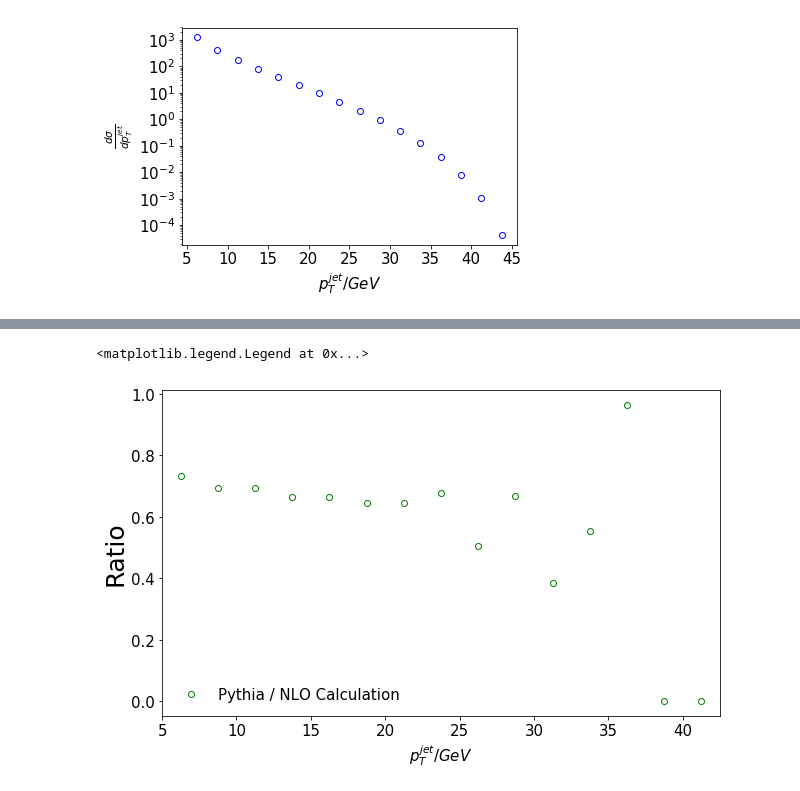
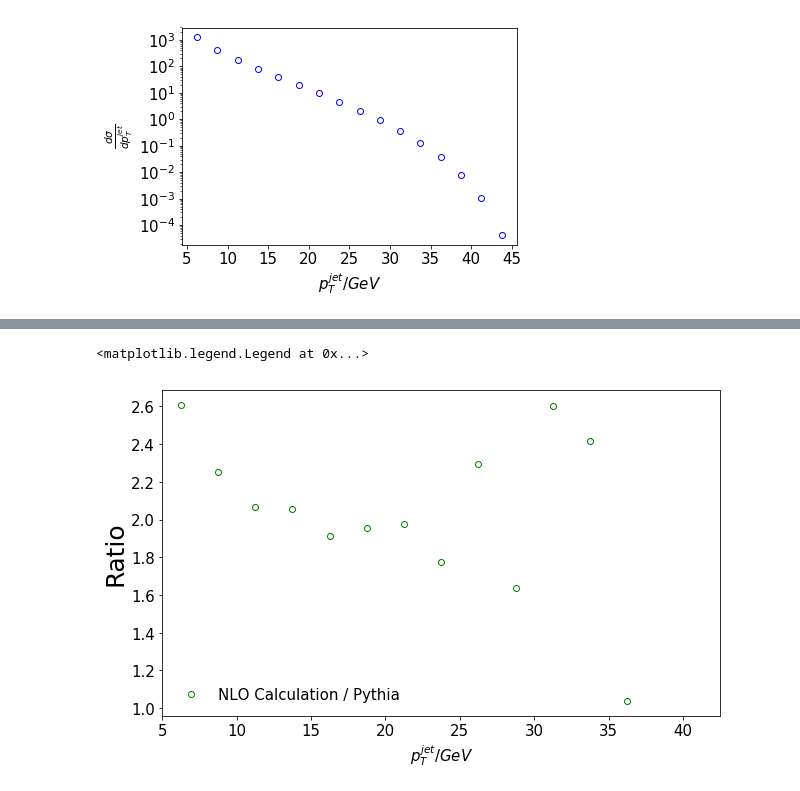
Before and after one commit to y-song/notebooks, a Jupyter notebook: pt_jet_theory.ipynb, the cells around one changed output, grey strips where cells are left out. Saved outputs shown, nothing was run; the diff lists cells and outputs as text; code cells hidden in the pictures.

```diff
--- a/pt_jet_theory.ipynb
+++ b/pt_jet_theory.ipynb
@@ -81,7 +88,8 @@ def plot1d(df, var, low, high, interval, xlabel, yscale, label):
 # %%
 plt.plot(pt, xsec, 'ro', fillstyle='none')
 plt.errorbar(pt, xsec, xerr=1.25, fmt='none', color='r', elinewidth=1, label='NLO calculation, \n F. Petriello')
-y = plot1d(c, 'pt_jet', 5, 45, 2.5,'$p_T^{jet} \, [GeV]$','log','Pythia: $\sqrt{s} = 89 \, GeV$ \n $0.1 < y < 0.85$')
+y = plot1d(c, 'pt_jet', 5, 45, 2.5,'$p_T^{jet} \, [GeV]$','log','Pythia')
+plt.text(5, 0.01, '$\sqrt{s} = 89 \, GeV$ \n $0.1 < y < 0.85$ \n $Q^2 > 25 \, GeV^2$ \n $\eta^{jet} < 4$', fontsize=15)
 plt.yscale('log')
 plt.xlim(left=5, right=45)
 plt.ylabel(r'$\frac{d\sigma}{dp_T^{jet}} \, [\frac{pb}{GeV}]$', fontsize=25)
@@ -99,0 +102,27 @@ print pt
+# %%
+def plot1d(df, var, low, high, interval, xlabel, yscale, label):
+
+    xvar_array = toArrayFloat(5, 45, 2.5)
+    xsec = np.mean(a['xsec'])
+    ntrials = a['ntrials'][a.shape[0]-1]
+
+    x, hist, xerr = getHist(df, var, xvar_array)
+    y = hist*xsec*1e13/(ntrials*interval)
+    plt.errorbar(x, y, xerr = xerr, fmt='none', color='b', elinewidth=1, label=label)
+    plt.xticks(fontsize=15)
+    plt.yticks(fontsize=15)
+    plt.yscale(yscale)
+    plt.xlabel(xlabel, fontsize=15)
+
+    return y
+# %%
+plt.plot(pt, xsec*1e4, 'ro', fillstyle='none')
+plt.errorbar(pt, xsec*1e4, xerr=1.25, fmt='none', color='r', elinewidth=1, label='NLO calculation, \n F. Petriello')
+y = plot1d(c, 'pt_jet', 5, 45, 2.5,'$p_T^{jet} \, [GeV]$','log','Pythia')
+plt.text(5, 100, '$\sqrt{s} = 89 \, GeV$ \n $0.1 < y < 0.85$ \n $Q^2 > 25 \, GeV^2$ \n $\eta^{jet} < 4$', fontsize=15)
+plt.yscale('log')
+plt.xlim(left=5, right=45)
+plt.ylabel(r'$d\sigma / dp_T^{jet} \times 10 fb^{-1} \, [GeV^{-1}]$', fontsize=15)
+plt.xticks(fontsize=15)
+plt.yticks(fontsize=15)
+plt.legend(prop={'size': 15}, frameon=False, loc='lower left')
@@ -100,14 +132,14 @@ print pt
 # %%
-ratio = y / xsec
+ratio = xsec*1e4 / y
 # %%
 fig = plt.figure(figsize=(10,6))
-plt.plot(pt, ratio, 'go', fillstyle='none', label='Pythia / NLO Calculation')
+plt.plot(pt, ratio, 'go', fillstyle='none', label='NLO Calculation / Pythia')
 plt.xlim(left=5, right=42.5)
 plt.xlabel('$p_T^{jet} / GeV$', fontsize=15)
 plt.ylabel('Ratio', fontsize=25)
 plt.xticks(fontsize=15)
 plt.yticks(fontsize=15)
 plt.legend(prop={'size': 15}, frameon=False, loc='lower left')
 # %% [output]
 <matplotlib.legend.Legend at 0x...>
-[figure, old version]
+[figure, new version]
```
Also changed, not shown: parts of 7 cells of this notebook.
